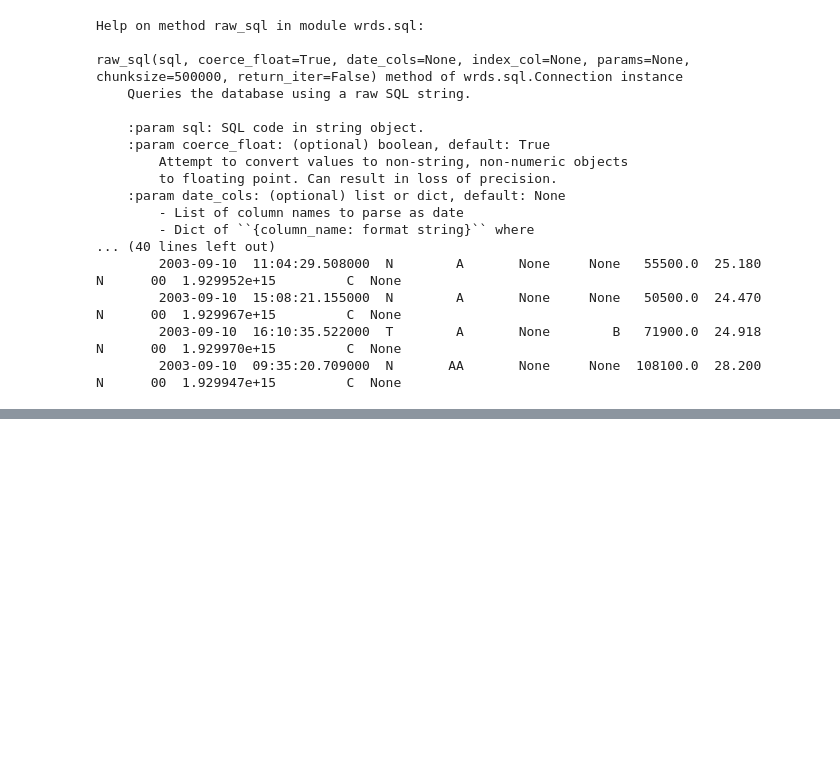
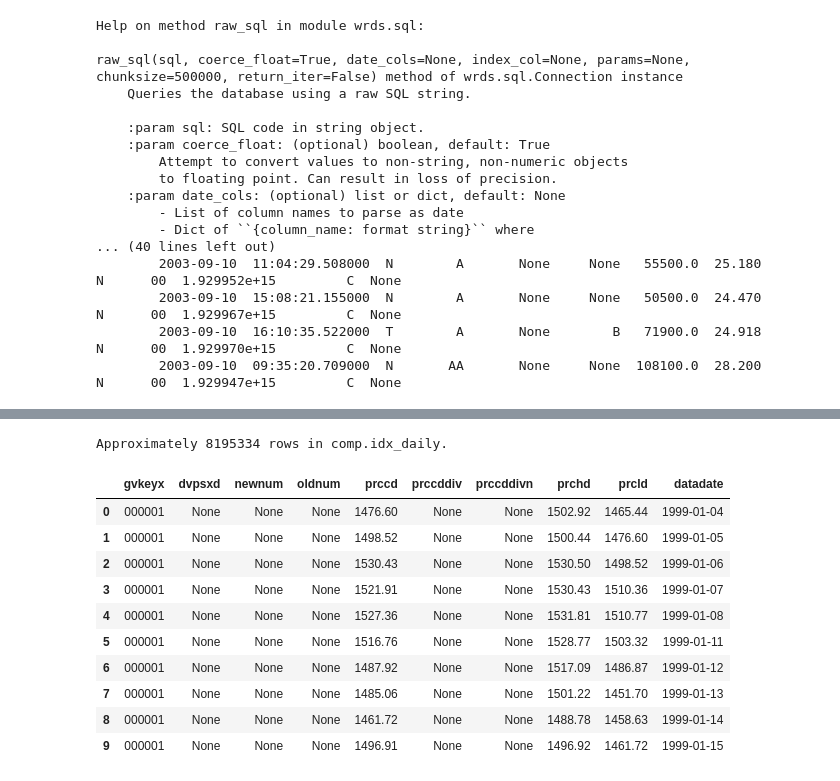
Before and after one commit to Yuanryan/Stats_Final_Project, a Jupyter notebook: Final_Data.ipynb, the cells around one changed output, grey strips where cells are left out. Drawn from its saved outputs; the diff is of its cells as text; code cells hidden in the pictures; blank space fills up the shorter version.

```diff
--- a/Final_Data.ipynb
+++ b/Final_Data.ipynb
@@ -191,0 +225,20 @@ display(data)
+# %%
+
+table = db.describe_table(library='comp', table='idx_daily')
+index = db.raw_sql('select * from comp.idx_daily limit 10')
+# %% [output]
+Approximately 8195334 rows in comp.idx_daily.
+# %%
+display(index)
+# %% [output]
+|  | gvkeyx | dvpsxd | newnum | oldnum | prccd | prccddiv | prccddivn | prchd | prcld | datadate |
+| 0 | 000001 | None | None | None | 1476.60 | None | None | 1502.92 | 1465.44 | 1999-01-04 |
+| 1 | 000001 | None | None | None | 1498.52 | None | None | 1500.44 | 1476.60 | 1999-01-05 |
+| 2 | 000001 | None | None | None | 1530.43 | None | None | 1530.50 | 1498.52 | 1999-01-06 |
+| 3 | 000001 | None | None | None | 1521.91 | None | None | 1530.43 | 1510.36 | 1999-01-07 |
+| 4 | 000001 | None | None | None | 1527.36 | None | None | 1531.81 | 1510.77 | 1999-01-08 |
+| 5 | 000001 | None | None | None | 1516.76 | None | None | 1528.77 | 1503.32 | 1999-01-11 |
+| 6 | 000001 | None | None | None | 1487.92 | None | None | 1517.09 | 1486.87 | 1999-01-12 |
+| 7 | 000001 | None | None | None | 1485.06 | None | None | 1501.22 | 1451.70 | 1999-01-13 |
+| 8 | 000001 | None | None | None | 1461.72 | None | None | 1488.78 | 1458.63 | 1999-01-14 |
+| 9 | 000001 | None | None | None | 1496.91 | None | None | 1496.92 | 1461.72 | 1999-01-15 |
```
Also changed, not shown: parts of 4 cells of this notebook, 22 other files.
